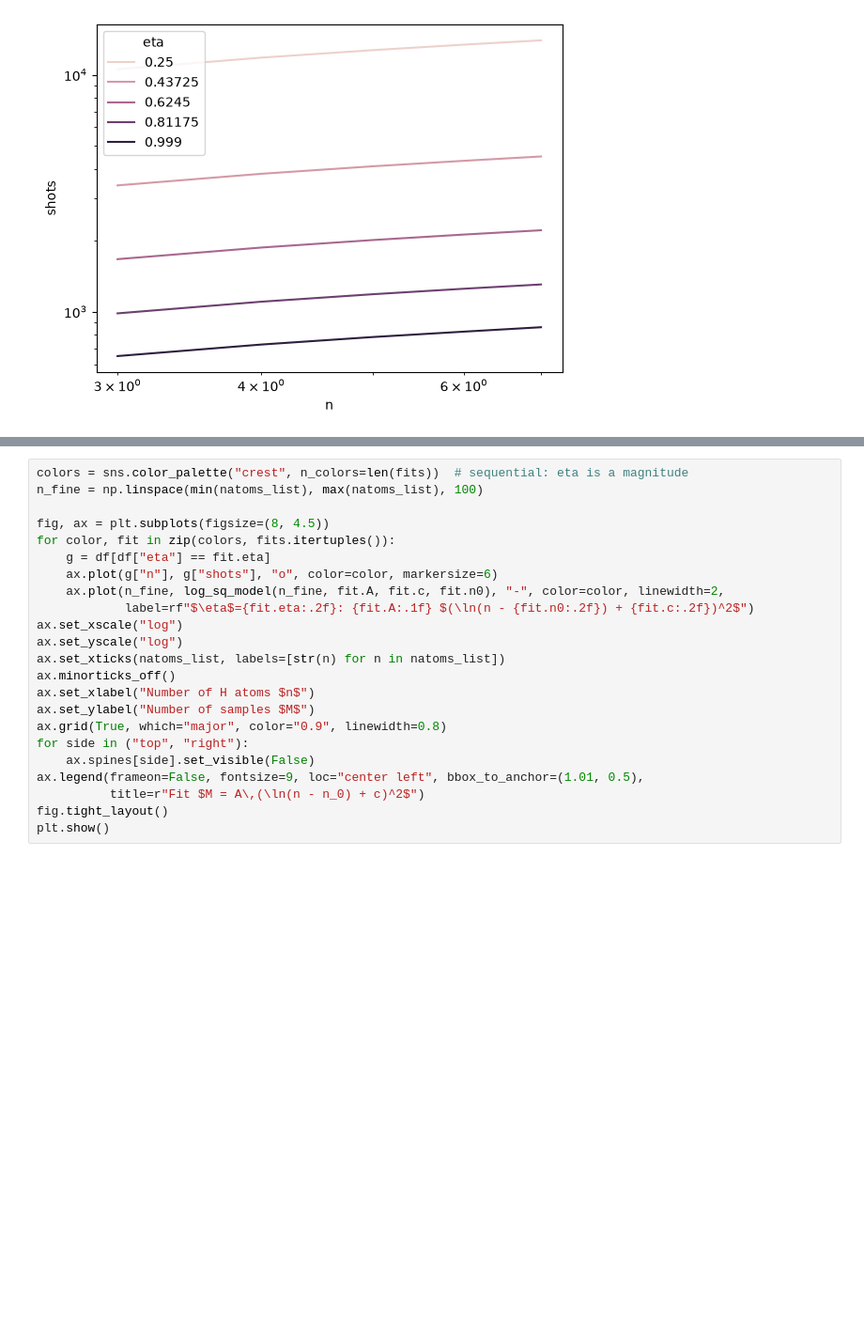
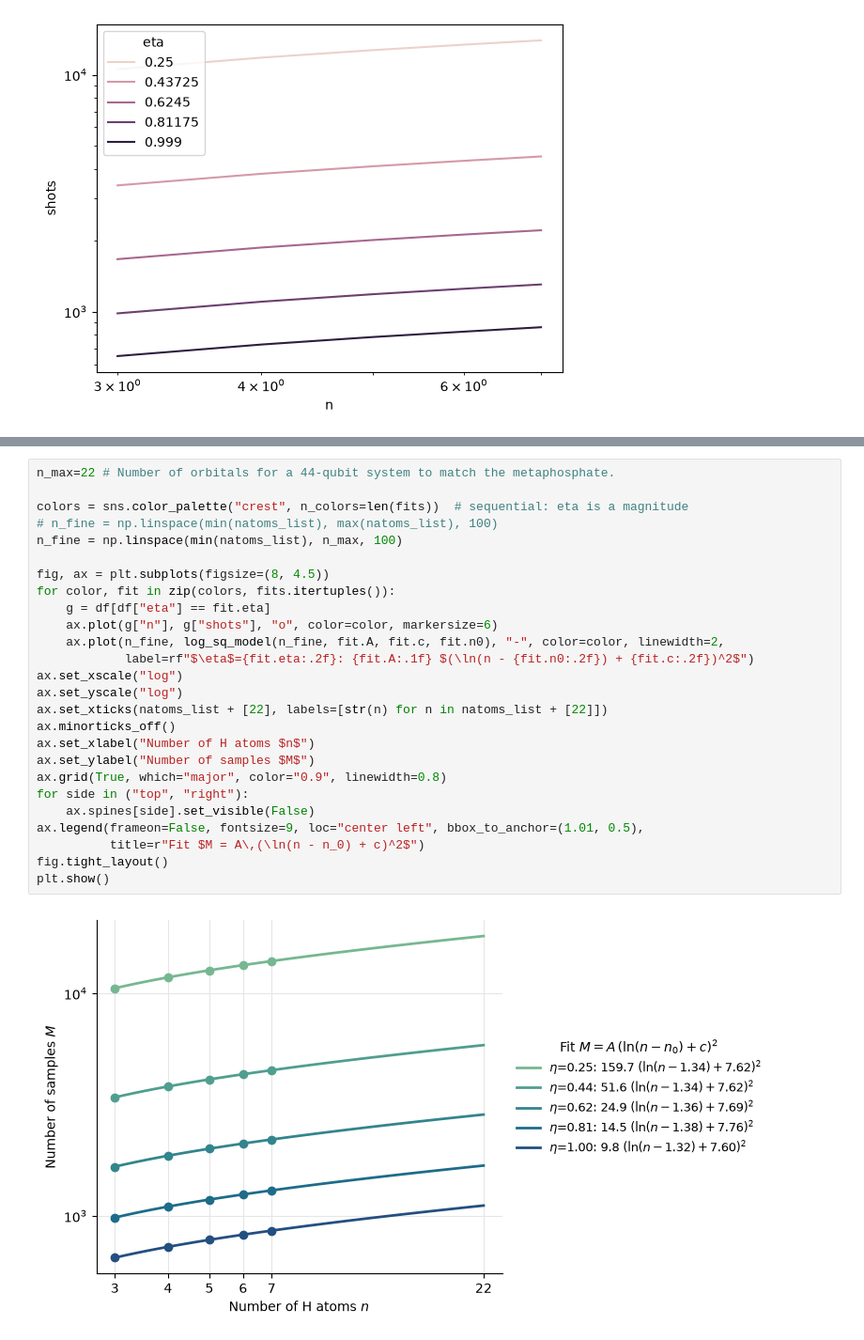
Before and after one commit to bdalfavero/compare-vkp, a Jupyter notebook: qpe_shots.ipynb, the cells around one changed output, grey strips where cells are left out. Shown at 94% size. Drawn from its saved outputs; the diff is of its cells as text; blank space fills up the shorter version.

Commit message:
Extended axis on plot to match metaphosphate size.

```diff
--- a/qpe_shots.ipynb
+++ b/qpe_shots.ipynb
@@ -138,23 +145,28 @@ fits
 # %%
+n_max=22 # Number of orbitals for a 44-qubit system to match the metaphosphate.
+
 colors = sns.color_palette("crest", n_colors=len(fits))  # sequential: eta is a magnitude
-n_fine = np.linspace(min(natoms_list), max(natoms_list), 100)
+# n_fine = np.linspace(min(natoms_list), max(natoms_list), 100)
+n_fine = np.linspace(min(natoms_list), n_max, 100)
 
 fig, ax = plt.subplots(figsize=(8, 4.5))
 for color, fit in zip(colors, fits.itertuples()):
     g = df[df["eta"] == fit.eta]
     ax.plot(g["n"], g["shots"], "o", color=color, markersize=6)
     ax.plot(n_fine, log_sq_model(n_fine, fit.A, fit.c, fit.n0), "-", color=color, linewidth=2,
             label=rf"$\eta$={fit.eta:.2f}: {fit.A:.1f} $(\ln(n - {fit.n0:.2f}) + {fit.c:.2f})^2$")
 ax.set_xscale("log")
 ax.set_yscale("log")
-ax.set_xticks(natoms_list, labels=[str(n) for n in natoms_list])
+ax.set_xticks(natoms_list + [22], labels=[str(n) for n in natoms_list + [22]])
 ax.minorticks_off()
 ax.set_xlabel("Number of H atoms $n$")
 ax.set_ylabel("Number of samples $M$")
 ax.grid(True, which="major", color="0.9", linewidth=0.8)
 for side in ("top", "right"):
     ax.spines[side].set_visible(False)
 ax.legend(frameon=False, fontsize=9, loc="center left", bbox_to_anchor=(1.01, 0.5),
           title=r"Fit $M = A\,(\ln(n - n_0) + c)^2$")
 fig.tight_layout()
 plt.show()
+# %% [output]
+[figure, added]
```
Also changed, not shown: parts of 1 cell of this notebook.
